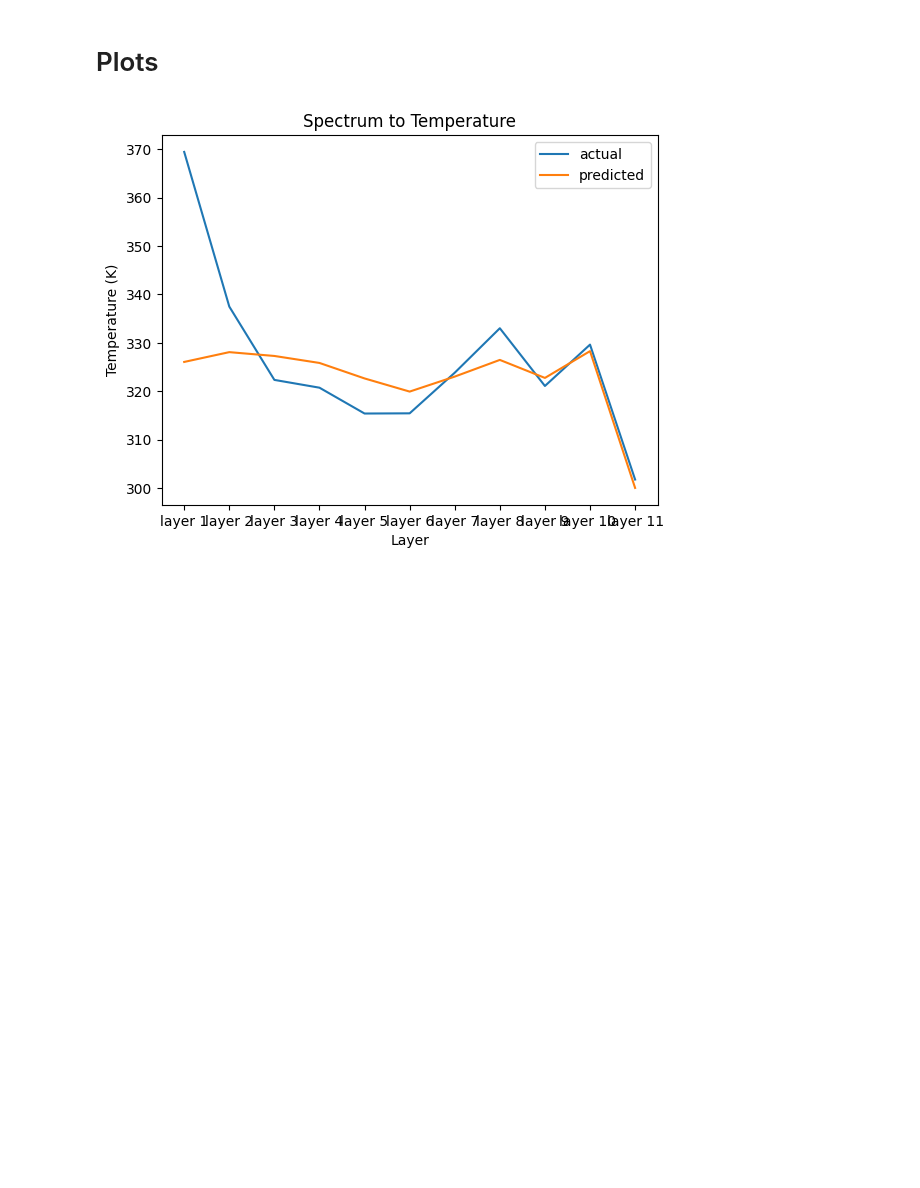
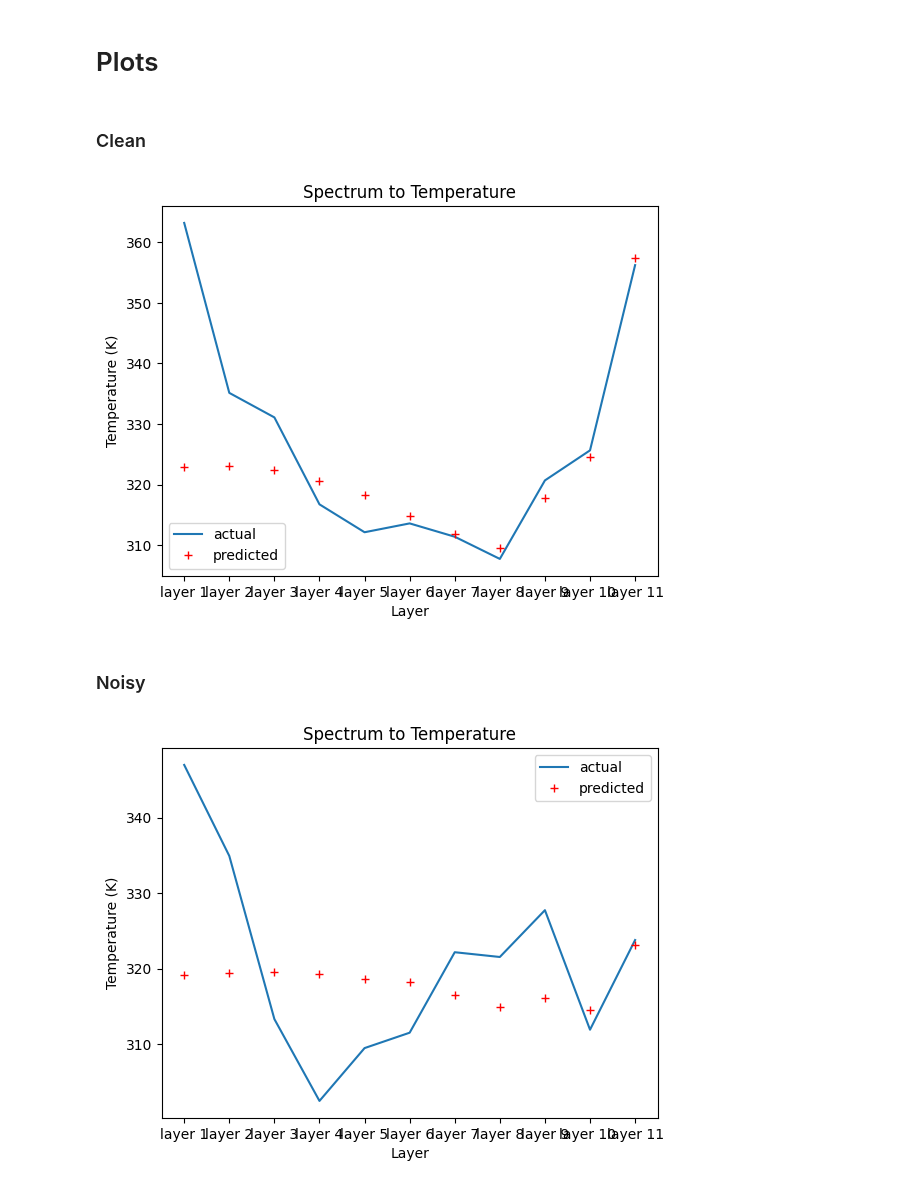
Before and after one commit to iAmBrig12/REU_AI_Thermography, a Jupyter notebook: dt_nn.ipynb, the cells around one changed output. Saved outputs shown, nothing was run; the diff lists cells and outputs as text; code cells hidden in the pictures; blank space fills up the shorter version.

```diff
--- a/dt_nn.ipynb
+++ b/dt_nn.ipynb
@@ -143,5 +163,7 @@ plt.plot(loss_list[-1000:num_epochs])
 # %% [markdown]
 # Plots
+# %% [markdown]
+### Clean
 # %%
 pred = model(df_to_tensor(X_test))
 pred = pd.DataFrame(pred.detach().numpy())
@@ -158,7 +180,7 @@ pred_np = pred.values[index]
 
 
 plt.plot(y_train.columns, actual_np, label='actual')
-plt.plot(y_train.columns, pred_np,  label='predicted')
+plt.plot(y_train.columns, pred_np, 'r+', label='predicted')
 
 if direction:
     plt.title("Temperature to Spectrum")
@@ -172,4 +194,39 @@ else:
 plt.legend()
 plt.show()
 # %% [output]
-[figure, old version]
+[figure, new version]
+# %% [markdown]
+### Noisy
+# %%
+noisy_test = add_noise(X_test, 0.01)
+
+pred = model(df_to_tensor(noisy_test))
+pred = pd.DataFrame(pred.detach().numpy())
+
+actual = y_test
+# %%
+import matplotlib.pyplot as plt
+import random
+
+index = random.randint(0, len(actual))
+
+actual_np = actual.values[index]
+pred_np = pred.values[index]
+
+
+plt.plot(y_train.columns, actual_np, label='actual')
+plt.plot(y_train.columns, pred_np, 'r+', label='predicted')
+
+if direction:
+    plt.title("Temperature to Spectrum")
+    plt.xlabel("Wavlength")
+    plt.ylabel("Intensity")
+else:
+    plt.title("Spectrum to Temperature")
+    plt.xlabel("Layer")
+    plt.ylabel("Temperature (K)")
+
+plt.legend()
+plt.show()
+# %% [output]
+[figure, added]
```
Also changed, not shown: parts of 10 cells of this notebook.
